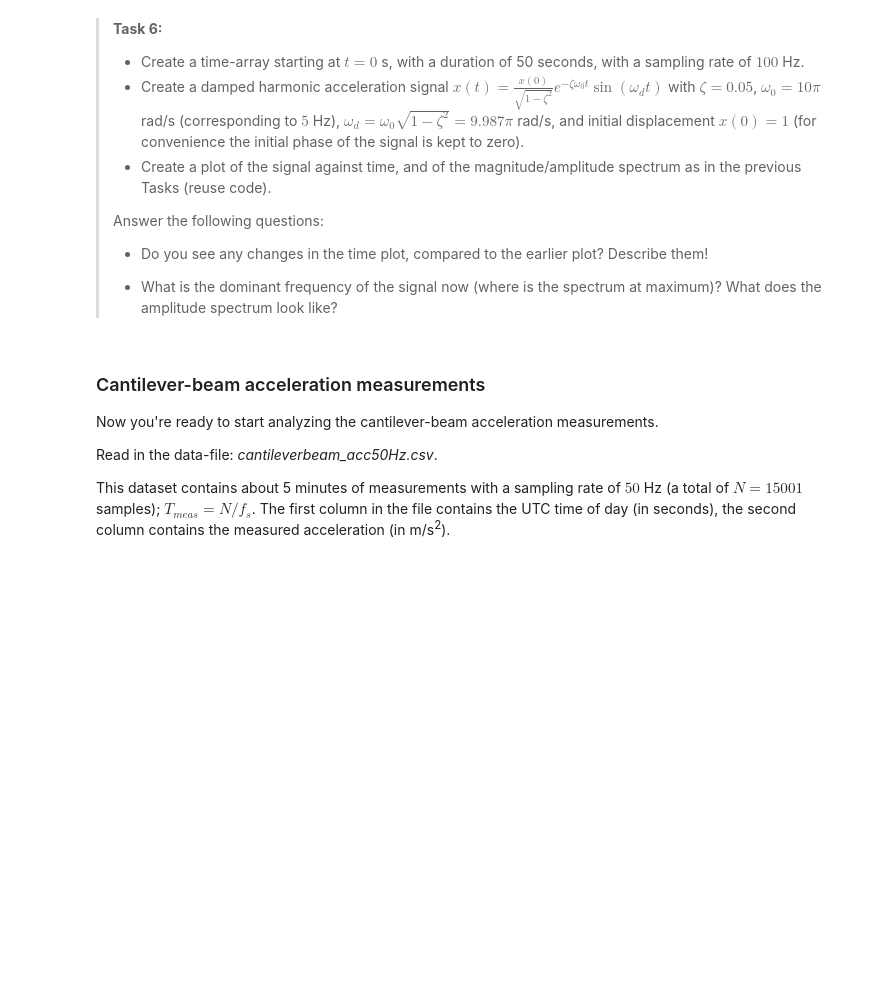
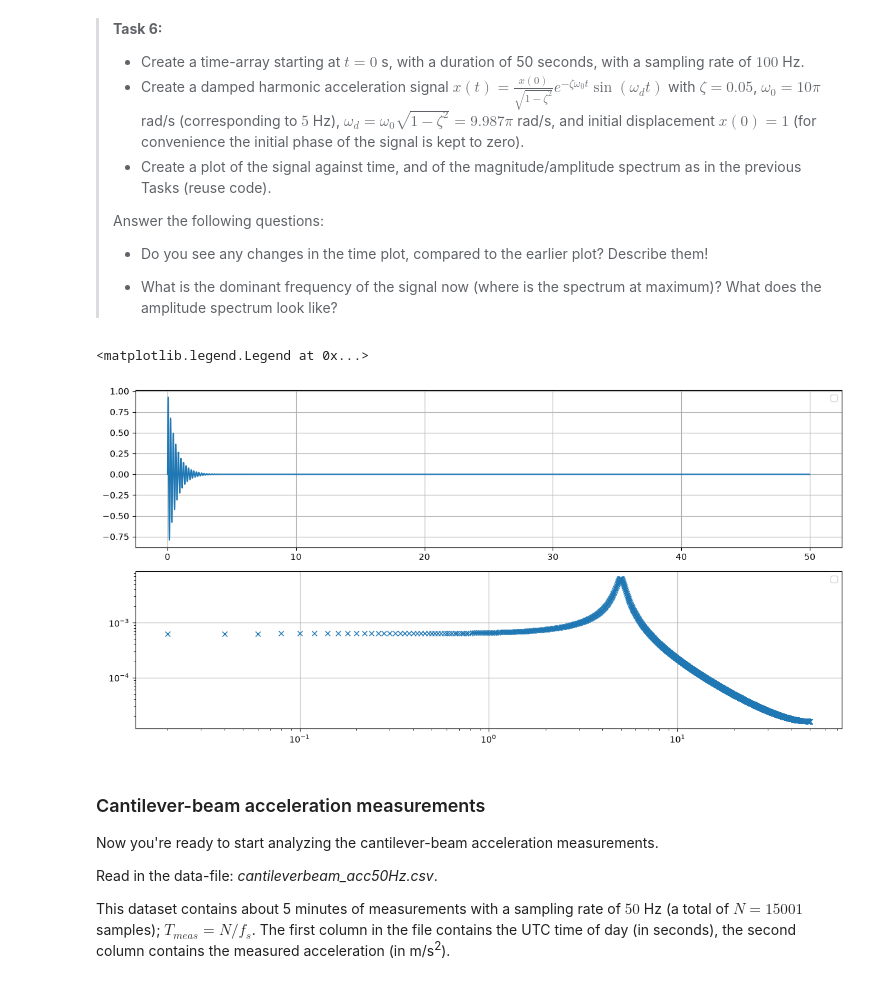
Before and after one commit to Wiggy-020/MUDE2GA2.3, a Jupyter notebook: Analysis.ipynb, the cells around one changed output. Cells and saved outputs as stored; diff of their text form; code cells hidden in the pictures; blank space fills up the shorter version.

```diff
--- a/Analysis.ipynb
+++ b/Analysis.ipynb
@@ -351,3 +361,39 @@ plt.legend()
+# %%
+T_meas = 50
+f_s = 100
+
+t_vec = np.arange(0, T_meas, 1/f_s)
+
+x_0 = 1
+zeta = 0.05
+omega_0 = 10 * np.pi
+omega_d = omega_0 * np.sqrt(1 - zeta**2)
+x = x_0 / (np.sqrt(1 - zeta**2)) * np.exp(-zeta * omega_0 * t_vec) * np.sin(omega_d * t_vec)
+
+N = len(x)
+X_cont = np.fft.fft(x) / N
+
+f_0 = f_s / N
+f_vec = np.arange(0, f_s, f_0)
+
+X_cont = X_cont[:N//2]
+f_vec = f_vec[:N//2]
+
+plt.figure(figsize=(12,6))
+plt.subplot(211)
+plt.plot(t_vec, x)
+plt.grid()
+plt.legend()
+
+plt.subplot(212)
+plt.loglog()
+plt.plot(f_vec, np.abs(X_cont), 'x')
+plt.grid()
+plt.tight_layout()
+plt.legend()
+# %% [output]
+<matplotlib.legend.Legend at 0x...>
+[figure, added]
 # %% [markdown]
 ### Cantilever-beam acceleration measurements
 
```
Also changed, not shown: parts of 7 cells of this notebook, 1 other file.
